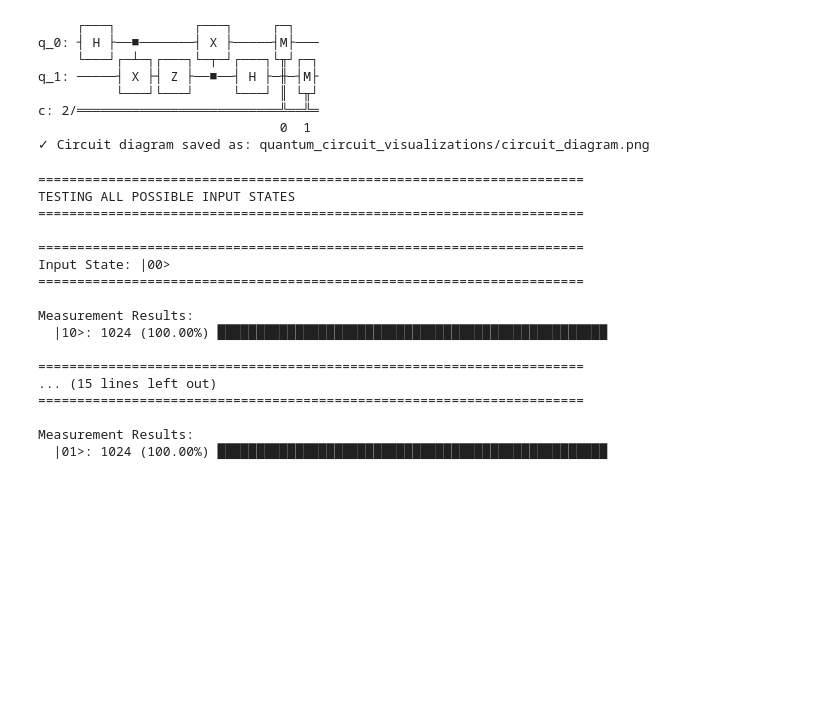
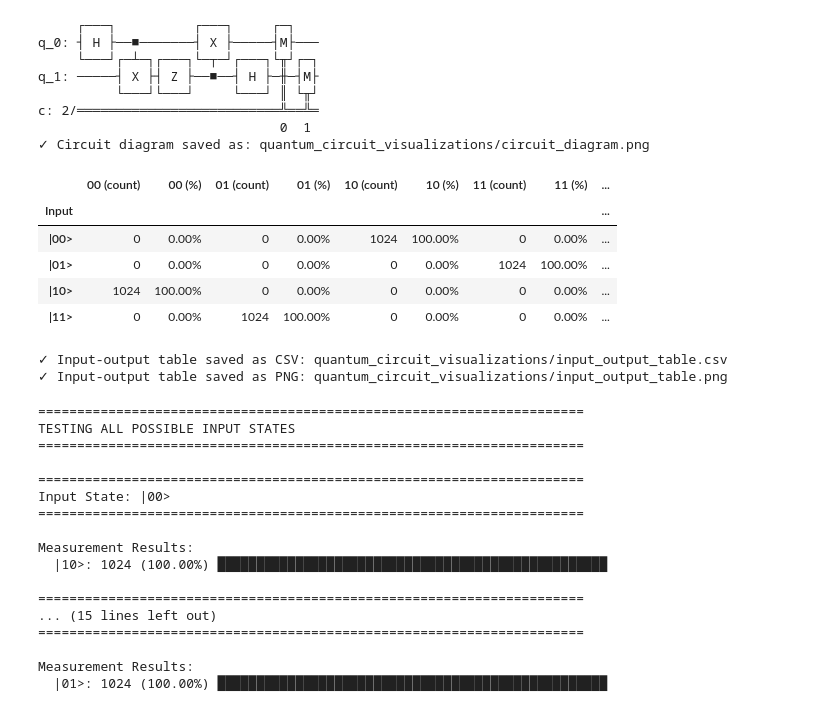
Before and after one commit to Abhijith-E/QuantumComputing, a Jupyter notebook: Q3A.ipynb, the cells around one changed output. Saved outputs shown, nothing was run; the diff lists cells and outputs as text; code cells hidden in the pictures; blank space fills up the shorter version.

Commit message:
Sample Quantum Circuit For a Two Qubit Implemented

```diff
--- a/Q3A.ipynb
+++ b/Q3A.ipynb
@@ -84,6 +84,79 @@ q_1: ─────┤ X ├┤ Z ├──■──┤ H ├─╫─┤M├
 c: 2/══════════════════════════╩══╩═
                                0  1
 ✓ Circuit diagram saved as: quantum_circuit_visualizations/circuit_diagram.png
+# %%
+import pandas as pd
+
+# Create a clear input-output table (counts and probabilities) and save it as CSV and PNG
+
+# Ensure input_states exists (use existing if present, otherwise define)
+if 'input_states' not in globals():
+    input_states = ['00', '01', '10', '11']
+
+# Ensure 'all_results' exists (simulation results dictionary)
+if 'all_results' not in globals():
+    raise RuntimeError("Variable 'all_results' not found. Run the simulation cell (CELL INDEX: 5) first to populate results.")
+
+# Define output states
+output_states = ['00', '01', '10', '11']
+
+# Build DataFrame
+rows = []
+for input_state in input_states:
+    counts = all_results.get(input_state, {})
+    row = {'Input': f'|{input_state}>'}
+    # Add counts and percentages for each possible output
+    for s in output_states:
+        c = counts.get(s, 0)
+        row[f'{s} (count)'] = int(c)
+        row[f'{s} (%)'] = (c / 1024.0) * 100.0
+    # Most probable output
+    max_out = max(output_states, key=lambda s: counts.get(s, 0))
+    max_count = counts.get(max_out, 0)
+    row['Most Probable Output'] = f'|{max_out}>'
+    row['Probability (%)'] = (max_count / 1024.0) * 100.0
+    rows.append(row)
+
+df_table = pd.DataFrame(rows).set_index('Input')
+
+# Format percentage columns for display while keeping numeric for CSV
+df_display = df_table.copy()
+for col in df_display.columns:
+    if col.endswith('(%)'):
+        df_display[col] = df_display[col].map(lambda x: f'{x:.2f}%')
+
+# Display table in notebook
+display(df_display)
+
+# Save CSV to output directory
+csv_path = os.path.join(output_dir, "input_output_table.csv")
+df_table.to_csv(csv_path)
+print(f"✓ Input-output table saved as CSV: {csv_path}")
+
+# Save PNG visual of the table
+fig, ax = plt.subplots(figsize=(12, 1 + 0.5*len(df_display)))
+ax.axis('off')
+table = ax.table(cellText=df_display.reset_index().values,
+                 colLabels=df_display.reset_index().columns,
+                 cellLoc='center',
+                 loc='center')
+table.auto_set_font_size(False)
+table.set_fontsize(11)
+table.scale(1, 1.4)
+plt.tight_layout()
+png_path = os.path.join(output_dir, "input_output_table.png")
+fig.savefig(png_path, dpi=300, bbox_inches='tight')
+plt.close(fig)
+print(f"✓ Input-output table saved as PNG: {png_path}")
+# %% [output]
+|  | 00 (count) | 00 (%) | 01 (count) | 01 (%) | 10 (count) | 10 (%) | 11 (count) | 11 (%) | ... |
+| Input |  |  |  |  |  |  |  |  | ... |
+| |00> | 0 | 0.00% | 0 | 0.00% | 1024 | 100.00% | 0 | 0.00% | ... |
+| |01> | 0 | 0.00% | 0 | 0.00% | 0 | 0.00% | 1024 | 100.00% | ... |
+| |10> | 1024 | 100.00% | 0 | 0.00% | 0 | 0.00% | 0 | 0.00% | ... |
+| |11> | 0 | 0.00% | 1024 | 100.00% | 0 | 0.00% | 0 | 0.00% | ... |
+✓ Input-output table saved as CSV: quantum_circuit_visualizations/input_output_table.csv
+✓ Input-output table saved as PNG: quantum_circuit_visualizations/input_output_table.png
 # %%
 print("\n" + "=" * 70)
 print("TESTING ALL POSSIBLE INPUT STATES")
```
Also changed, not shown: 1 other file.
